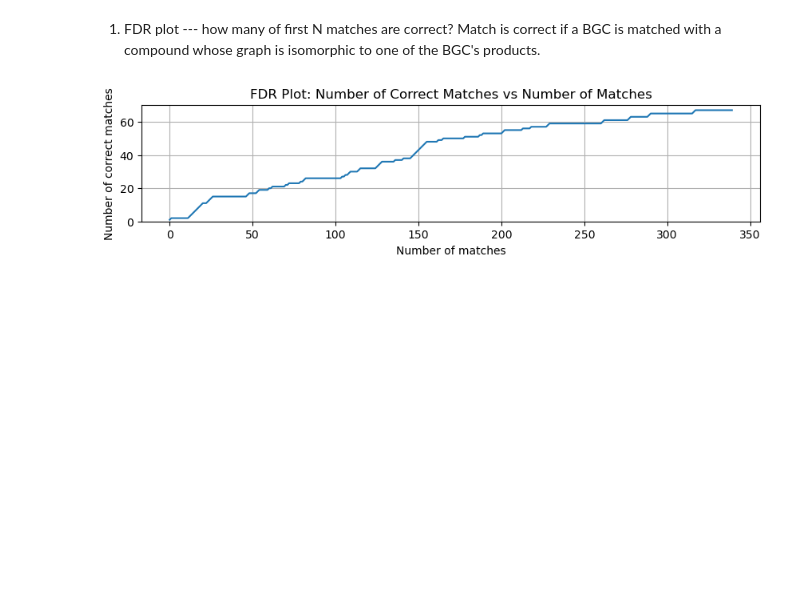
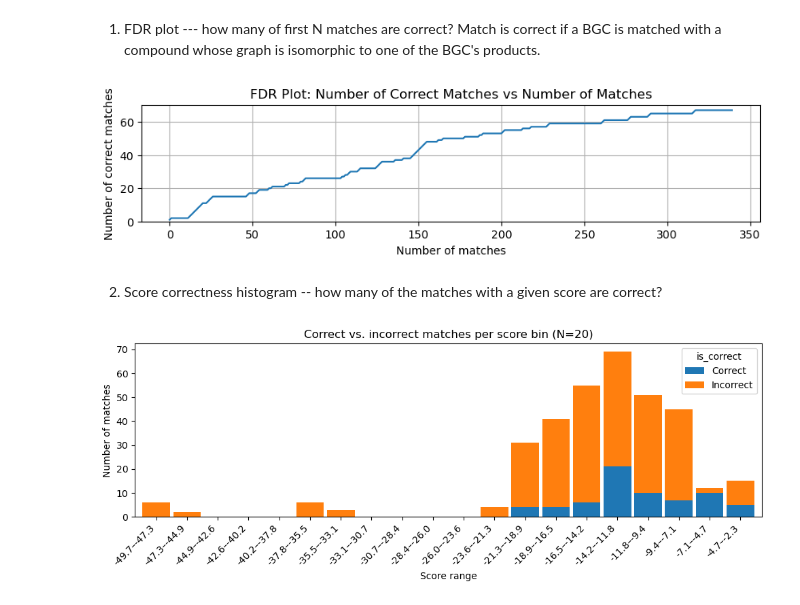
Before and after one commit to gurevichlab/nerpa, a Jupyter notebook: scripts/fdr_plots/build_fdr_plot.ipynb, the cells around one changed output. Saved outputs shown, nothing was run; the diff lists cells and outputs as text; code cells hidden in the pictures; blank space fills up the shorter version.

Commit message:
More plots for benchmarking

```diff
--- a/scripts/fdr_plots/build_fdr_plot.ipynb
+++ b/scripts/fdr_plots/build_fdr_plot.ipynb
@@ -48,3 +50,43 @@ ax.set_ylim(bottom=0)                     # y-axis starts at 0
 plt.show()
 # %% [output]
 [figure]
+# %% [markdown]
+2. Score correctness histogram -- how many of the matches with a given score are correct?
+# %%
+# --- Load results ----------------------------------------------------------
+df = nerpa_report.copy()
+
+# --- Determine correctness -------------------------------------------------
+# Assumes you already ran the cell that defines `match_is_correct`
+df["is_correct"] = df.apply(match_is_correct, axis=1)
+
+# --- Bin scores ------------------------------------------------------------
+N_BINS = 20
+# Cut scores into equal-width bins; include lowest edge to capture min score
+df["score_bin"] = pd.cut(df["Score"], bins=N_BINS, include_lowest=True)
+counts = (
+    df.groupby(["score_bin", "is_correct"])
+      .size()
+      .unstack(fill_value=0)               # columns: False / True
+      .rename(columns={False: "Incorrect", True: "Correct"})
+)
+
+# --- Plot ------------------------------------------------------------------
+ax = counts[["Correct", "Incorrect"]].plot(
+    kind="bar",
+    stacked=True,
+    figsize=(10, 4),
+    width=0.9,
+    rot=45,
+    xlabel="Score range",
+    ylabel="Number of matches",
+    title=f"Correct vs. incorrect matches per score bin (N={N_BINS})"
+)
+ax.set_xticklabels(
+    [f"{iv.left:.1f}–{iv.right:.1f}" for iv in counts.index],
+    rotation=45, ha="right"
+)
+plt.tight_layout()
+plt.show()
+# %% [output]
+[figure, added]
```
Also changed, not shown: parts of 5 cells of this notebook.
